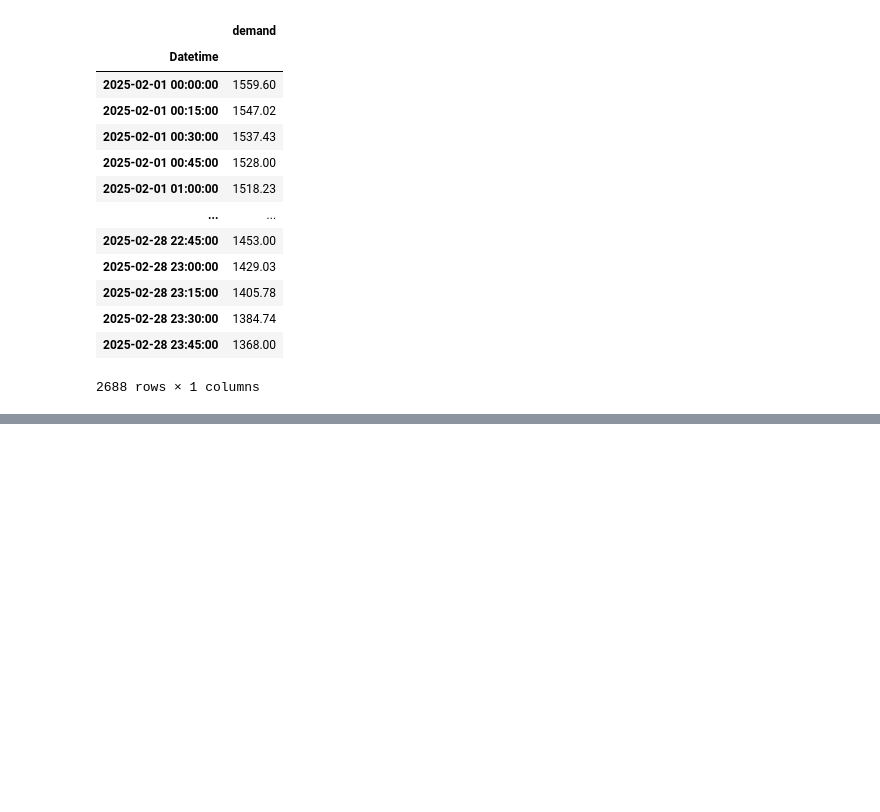
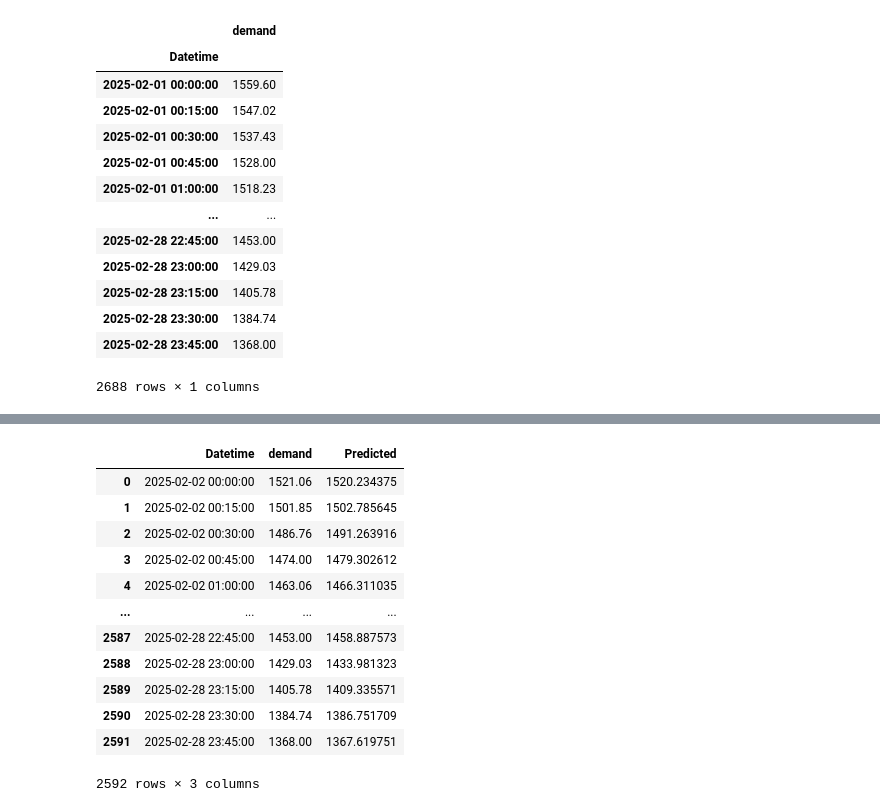
Before and after one commit to Bhaveshsisodia/lstm_model, a Jupyter notebook: LSTM_univariate_demand_forecasting.ipynb, the cells around one changed output, grey strips where cells are left out. Cells and saved outputs as stored; diff of their text form; code cells hidden in the pictures; blank space fills up the shorter version.

```diff
--- a/LSTM_univariate_demand_forecasting.ipynb
+++ b/LSTM_univariate_demand_forecasting.ipynb
@@ -323,0 +330,16 @@ daily_mape_values[['Date',0]].groupby(['Date']).mean()
+# %%
+df_final
+# %% [output]
+|  | Datetime | demand | Predicted |
+| 0 | 2025-02-02 00:00:00 | 1521.06 | 1520.234375 |
+| 1 | 2025-02-02 00:15:00 | 1501.85 | 1502.785645 |
+| 2 | 2025-02-02 00:30:00 | 1486.76 | 1491.263916 |
+| 3 | 2025-02-02 00:45:00 | 1474.00 | 1479.302612 |
+| 4 | 2025-02-02 01:00:00 | 1463.06 | 1466.311035 |
+| ... | ... | ... | ... |
+| 2587 | 2025-02-28 22:45:00 | 1453.00 | 1458.887573 |
+| 2588 | 2025-02-28 23:00:00 | 1429.03 | 1433.981323 |
+| 2589 | 2025-02-28 23:15:00 | 1405.78 | 1409.335571 |
+| 2590 | 2025-02-28 23:30:00 | 1384.74 | 1386.751709 |
+| 2591 | 2025-02-28 23:45:00 | 1368.00 | 1367.619751 |
+2592 rows × 3 columns
```
Also changed, not shown: parts of 12 cells of this notebook.
